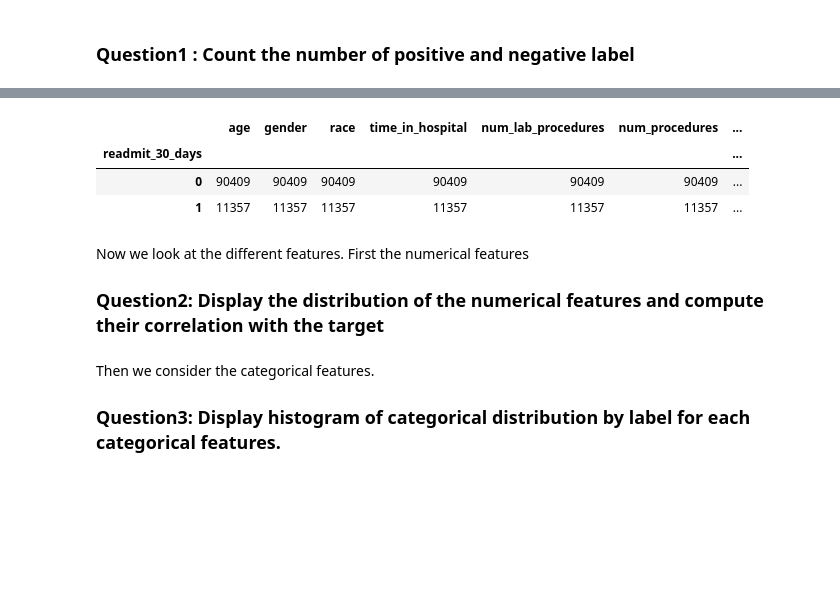
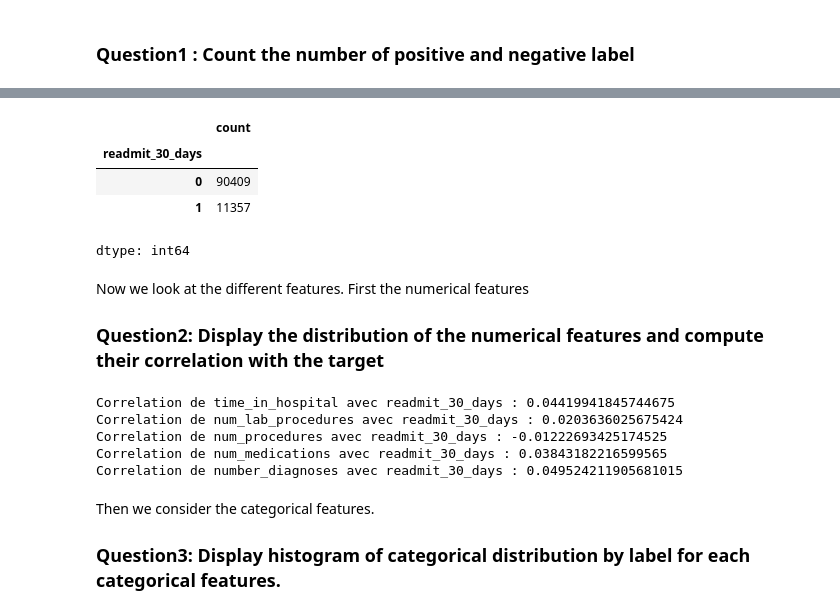
Before and after one commit to RayaneZen05/Fairness-in-AI, a Jupyter notebook: TD1_intro.ipynb, the cells around one changed output, grey strips where cells are left out. Cells and saved outputs as stored; diff of their text form; code cells hidden in the pictures; blank space fills up the shorter version.

```diff
--- a/TD1_intro.ipynb
+++ b/TD1_intro.ipynb
@@ -205,10 +212,11 @@ df.head()
 # %%
-df.groupby(["readmit_30_days"]).count()
+df["readmit_30_days"].value_counts()
 # %% [output]
-|  | age | gender | race | time_in_hospital | num_lab_procedures | num_procedures | ... |
-| readmit_30_days |  |  |  |  |  |  | ... |
-| 0 | 90409 | 90409 | 90409 | 90409 | 90409 | 90409 | ... |
-| 1 | 11357 | 11357 | 11357 | 11357 | 11357 | 11357 | ... |
+|  | count |
+| readmit_30_days |  |
+| 0 | 90409 |
+| 1 | 11357 |
+dtype: int64
 # %% [markdown]
 Now we look at the different features.
 First the numerical features
@@ -222,3 +228,13 @@ print("TODO")
+# %%
+for label in df.select_dtypes(include='number').columns[:-1]:
+  corr = Compute_correlation(label, "readmit_30_days")
+  print(f"Correlation de {label} avec readmit_30_days : {corr}")
+# %% [output]
+Correlation de time_in_hospital avec readmit_30_days : 0.04419941845744675
+Correlation de num_lab_procedures avec readmit_30_days : 0.0203636025675424
+Correlation de num_procedures avec readmit_30_days : -0.01222693425174525
+Correlation de num_medications avec readmit_30_days : 0.03843182216599565
+Correlation de number_diagnoses avec readmit_30_days : 0.049524211905681015
 # %% [markdown]
 Then we consider the categorical features.
 
```
Also changed, not shown: parts of 22 cells of this notebook.
